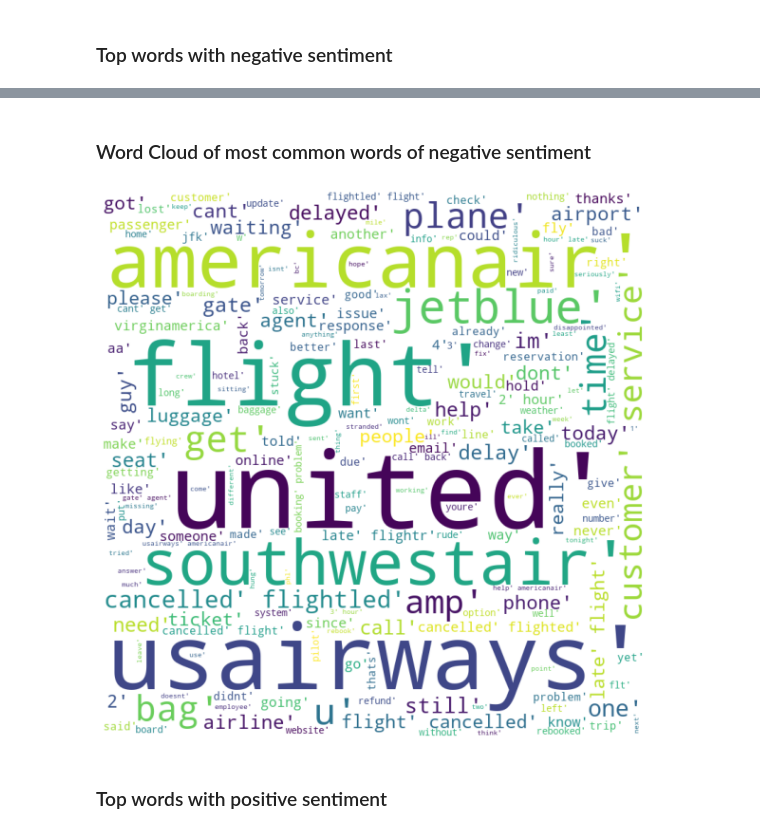
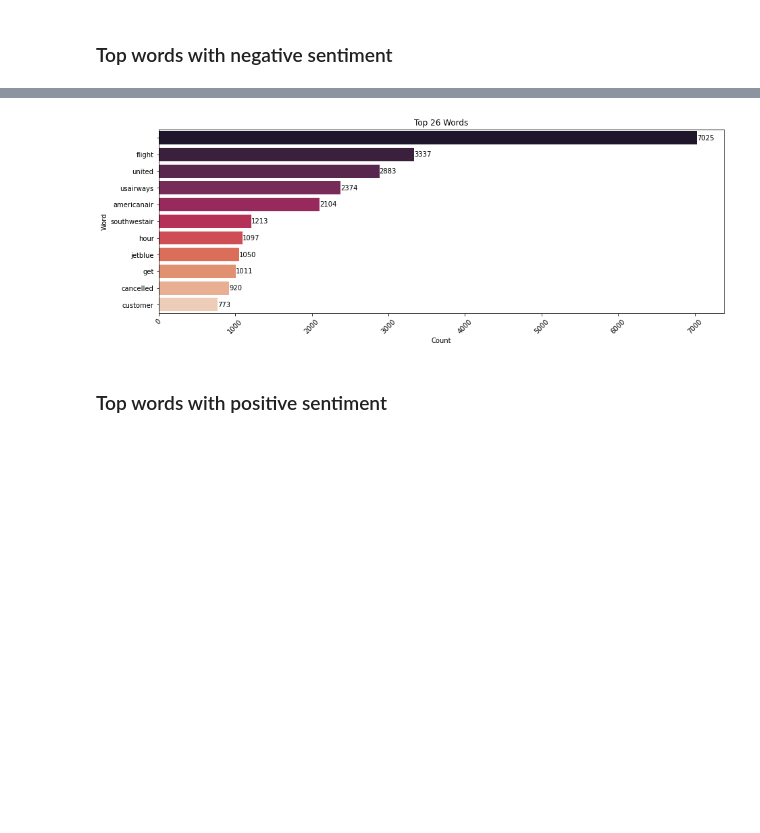
Before and after one commit to KierraDangerfield/Springboard, a Jupyter notebook: Capstone 3 Airline Sentiment Analysis/Notebooks/2 Sentiment Analysis EDA.ipynb, the cells around one changed output, grey strips where cells are left out. Saved outputs shown, nothing was run; the diff lists cells and outputs as text; code cells hidden in the pictures; blank space fills up the shorter version.

```diff
--- a/Capstone 3 Airline Sentiment Analysis/Notebooks/2 Sentiment Analysis EDA.ipynb
+++ b/Capstone 3 Airline Sentiment Analysis/Notebooks/2 Sentiment Analysis EDA.ipynb
@@ -233,39 +164,7 @@ negCountDF.head()
-# %% [markdown]
-### Word Cloud of most common words of negative sentiment
-# %%
-comment_words = ''
-stopwords = set(STOPWORDS)
-
-neg = tweets[tweets["airline_sentiment"] == "negative"]
-
-# iterate through the csv file
-for val in neg.text:
-
-    # typecaste each val to string
-    val = str(val)
-
-    # split the value
-    tokens = val.split()
-
-    # Converts each token into lowercase
-    for i in range(len(tokens)):
-        tokens[i] = tokens[i].lower()
-
-    comment_words += " ".join(tokens)+" "
-
-wordcloud = WordCloud(width = 800, height = 800,
-                background_color ='white',
-                stopwords = stopwords,
-                min_font_size = 10).generate(comment_words)
-
-# plot the WordCloud image
-plt.figure(figsize = (8, 8), facecolor = None)
-plt.imshow(wordcloud)
-plt.axis("off")
-plt.tight_layout(pad = 0)
-
-plt.show()
-# %% [output]
-[figure, removed]
+# %%
+negWords = tweets[tweets["airline_sentiment"] == "negative"]
+mostWords(negWords)
+# %% [output]
+[figure, added]
 # %% [markdown]
 ### Top words with positive sentiment
```
Also changed, not shown: parts of 52 cells of this notebook, 1 other file.
